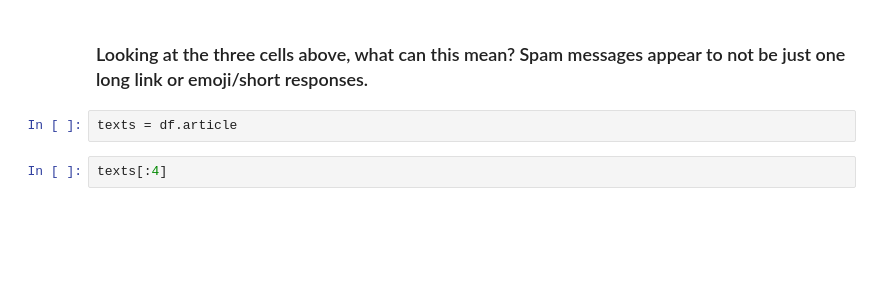
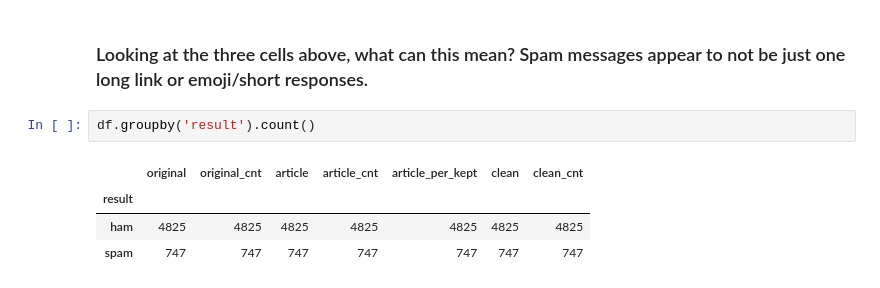
Before and after one commit to josephburton06/sms_spam_ham_nlp, a Jupyter notebook: spam_ham_prep.ipynb, the cells around one changed output. Saved outputs shown, nothing was run; the diff lists cells and outputs as text; blank space fills up the shorter version.

```diff
--- a/spam_ham_prep.ipynb
+++ b/spam_ham_prep.ipynb
@@ -68,6 +106,9 @@ df[df.article_per_kept < .8]
 # %% [markdown]
 ### Looking at the three cells above, what can this mean?  Spam messages appear to not be just one long link or emoji/short responses.
-# %%
-texts = df.article
-# %%
-texts[:4]
+# %%
+df.groupby('result').count()
+# %% [output]
+|  | original | original_cnt | article | article_cnt | article_per_kept | clean | clean_cnt |
+| result |  |  |  |  |  |  |  |
+| ham | 4825 | 4825 | 4825 | 4825 | 4825 | 4825 | 4825 |
+| spam | 747 | 747 | 747 | 747 | 747 | 747 | 747 |
```
Also changed, not shown: parts of 12 cells of this notebook.
